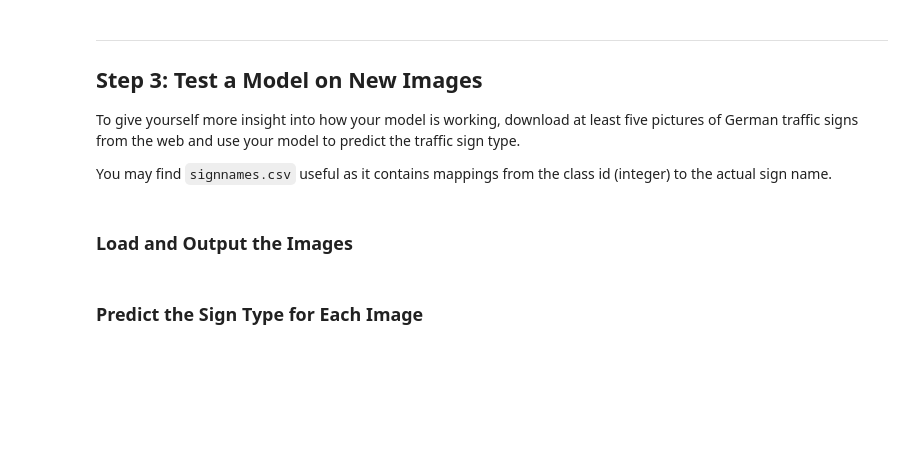
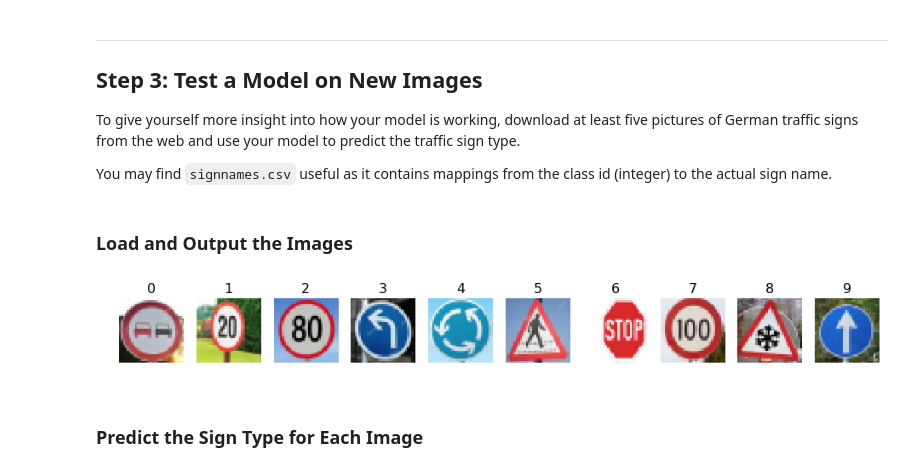
Before and after one commit to yummybian/CarND-Traffic-Sign-Classifier-Project, a Jupyter notebook: Traffic_Sign_Classifier.ipynb, the cells around one changed output. Cells and saved outputs as stored; diff of their text form; code cells hidden in the pictures; blank space fills up the shorter version.

```diff
--- a/Traffic_Sign_Classifier.ipynb
+++ b/Traffic_Sign_Classifier.ipynb
@@ -326,7 +330,7 @@ show_sample_images(aug_image_lst2)
 def random_pick_image(X_data, y_data, class_type):
     class_dict = get_class_dict(y_data)
     image_idx = random.choice(class_dict[class_type])
-    return X_data[image_idx], y_data[image_idx]
+    return augmenter(X_data[image_idx]), y_data[image_idx]
 
 def balance_distribution(X_data, y_data, size):
     X_balanced = []
@@ -343,6 +347,6 @@ def balance_distribution(X_data, y_data, size):
             cnt += 1
     return np.array(X_balanced), np.array(y_balanced)
 
-X_train, y_train = balance_distribution(X_train, y_train, 3000)
+X_train, y_train = balance_distribution(X_train, y_train, 5000)
 # %%
 show_histogram(y_train)
@@ -643,7 +560,7 @@ Save the model after training.
 # %%
 from datetime import datetime
 
-EPOCHS = 100
+EPOCHS = 20
 BATCH_SIZE = 128
 
 with tf.Session() as sess:
@@ -690,29 +625,29 @@ You may find `signnames.csv` useful as it contains mappings from the class id (i
 # %%
 ### Load the images and plot them here.
 ### Feel free to use as many code cells as needed.
-# %% load randomly downloaded 5 images
+# %% load downloaded 10 images
 import os
 import matplotlib.pyplot as plt
 import matplotlib.image as mpimg
+from PIL import Image
 import csv
+
 path = os.listdir("download_images/")
-i=1
-#fig = plt.figure(figsize=(12,13))
-fig = plt.figure(figsize=(16,9))
-int_images=np.uint8(np.zeros((6,32,32,3)))
-for filename in path:
+fig = plt.figure(figsize=(16, 9))
+# images = np.uint8(np.zeros((10, 32, 32, 4)))
+images = []
+for i, filename in enumerate(path):
     image = mpimg.imread("download_images/"+filename)
-    #image = cv2.resize(image,(32,32))
-    image = cv2.resize(image, (32,32), interpolation = cv2.INTER_AREA)
-    a=fig.add_subplot(3,2,i)
+    image = cv2.resize(image, (32, 32), interpolation = cv2.INTER_AREA)
+    fig.add_subplot(1, 10, i+1)
     plt.imshow(image)
+    images.append(image)
     plt.axis('off')
-    plt.title(i,fontsize=16)
-    int_images[i-1]=image
-    i=i+1
-plt.tight_layout()
+    plt.title(i, fontsize = 16)
 
-int_images_proc = normalize(rgb2gray(int_images))
+images_normal = normalize(rgb2gray(np.array(images)))
+# %% [output]
+[figure, added]
 # %% [markdown]
 ### Predict the Sign Type for Each Image
 # %%
```
Also changed, not shown: parts of 13 cells of this notebook.
